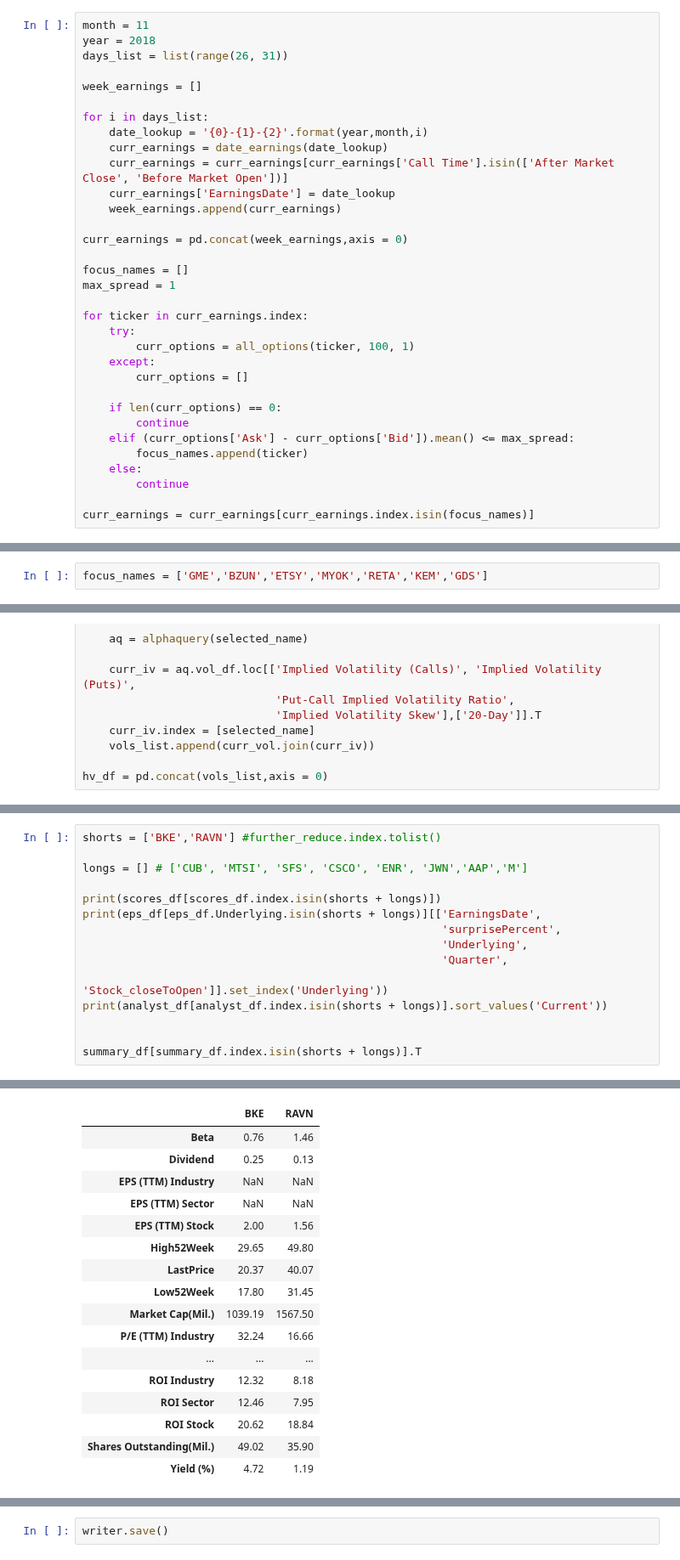
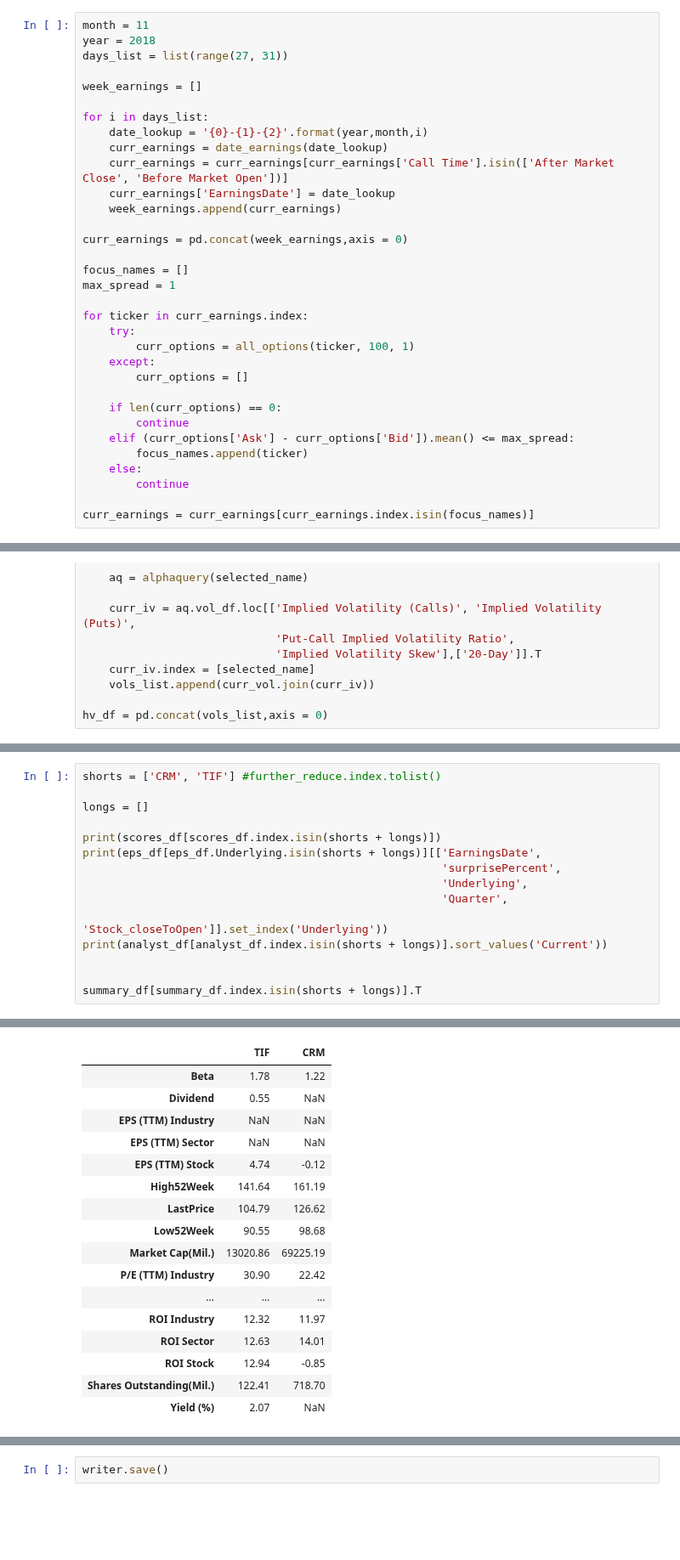
Before and after one commit to auto-d1dact/Trading, a Jupyter notebook: Notebooks/Daily Trading.ipynb, the cells around one changed output, grey strips where cells are left out. Shown at 85% size. Saved outputs shown, nothing was run; the diff lists cells and outputs as text; blank space fills up the shorter version.

```diff
--- a/Notebooks/Daily Trading.ipynb
+++ b/Notebooks/Daily Trading.ipynb
@@ -179,7 +179,7 @@ curr_earnings['EarningsDate'] = date_lookup
 # %%
 month = 11
 year = 2018
-days_list = list(range(26, 31))
+days_list = list(range(27, 31))
 
 week_earnings = []
 
@@ -234,2 +233,0 @@ curr_earnings
-# %%
-focus_names = ['GME','BZUN','ETSY','MYOK','RETA','KEM','GDS']
@@ -410,7 +447,7 @@ further_reduce#.join(summary_df[summary_df.columns.tolist()[5:]], how = 'inner')
 # %%
-shorts = ['BKE','RAVN'] #further_reduce.index.tolist()
+shorts = ['CRM', 'TIF'] #further_reduce.index.tolist()
 
-longs = [] # ['CUB', 'MTSI', 'SFS', 'CSCO', 'ENR', 'JWN','AAP','M']
+longs = []
 
 print(scores_df[scores_df.index.isin(shorts + longs)])
 print(eps_df[eps_df.Underlying.isin(shorts + longs)][['EarningsDate',
@@ -443,20 +480,20 @@ BKE           Mean Rating       3.67       3.67       3.67      3.0
-|  | BKE | RAVN |
-| Beta | 0.76 | 1.46 |
-| Dividend | 0.25 | 0.13 |
+|  | TIF | CRM |
+| Beta | 1.78 | 1.22 |
+| Dividend | 0.55 | NaN |
 | EPS (TTM) Industry | NaN | NaN |
 | EPS (TTM) Sector | NaN | NaN |
-| EPS (TTM) Stock | 2.00 | 1.56 |
-| High52Week | 29.65 | 49.80 |
-| LastPrice | 20.37 | 40.07 |
-| Low52Week | 17.80 | 31.45 |
-| Market Cap(Mil.) | 1039.19 | 1567.50 |
-| P/E (TTM) Industry | 32.24 | 16.66 |
+| EPS (TTM) Stock | 4.74 | -0.12 |
+| High52Week | 141.64 | 161.19 |
+| LastPrice | 104.79 | 126.62 |
+| Low52Week | 90.55 | 98.68 |
+| Market Cap(Mil.) | 13020.86 | 69225.19 |
+| P/E (TTM) Industry | 30.90 | 22.42 |
 | ... | ... | ... |
-| ROI Industry | 12.32 | 8.18 |
-| ROI Sector | 12.46 | 7.95 |
-| ROI Stock | 20.62 | 18.84 |
-| Shares Outstanding(Mil.) | 49.02 | 35.90 |
-| Yield (%) | 4.72 | 1.19 |
+| ROI Industry | 12.32 | 11.97 |
+| ROI Sector | 12.63 | 14.01 |
+| ROI Stock | 12.94 | -0.85 |
+| Shares Outstanding(Mil.) | 122.41 | 718.70 |
+| Yield (%) | 2.07 | NaN |
 # %%
 # Writing to Excel
 os.chdir('C:\\Users\\Fang\\Desktop\\Python Trading\\Trading\\Data\\Historical Queries\\Earnings')
```
Also changed, not shown: parts of 8 cells of this notebook, 1 other file.
